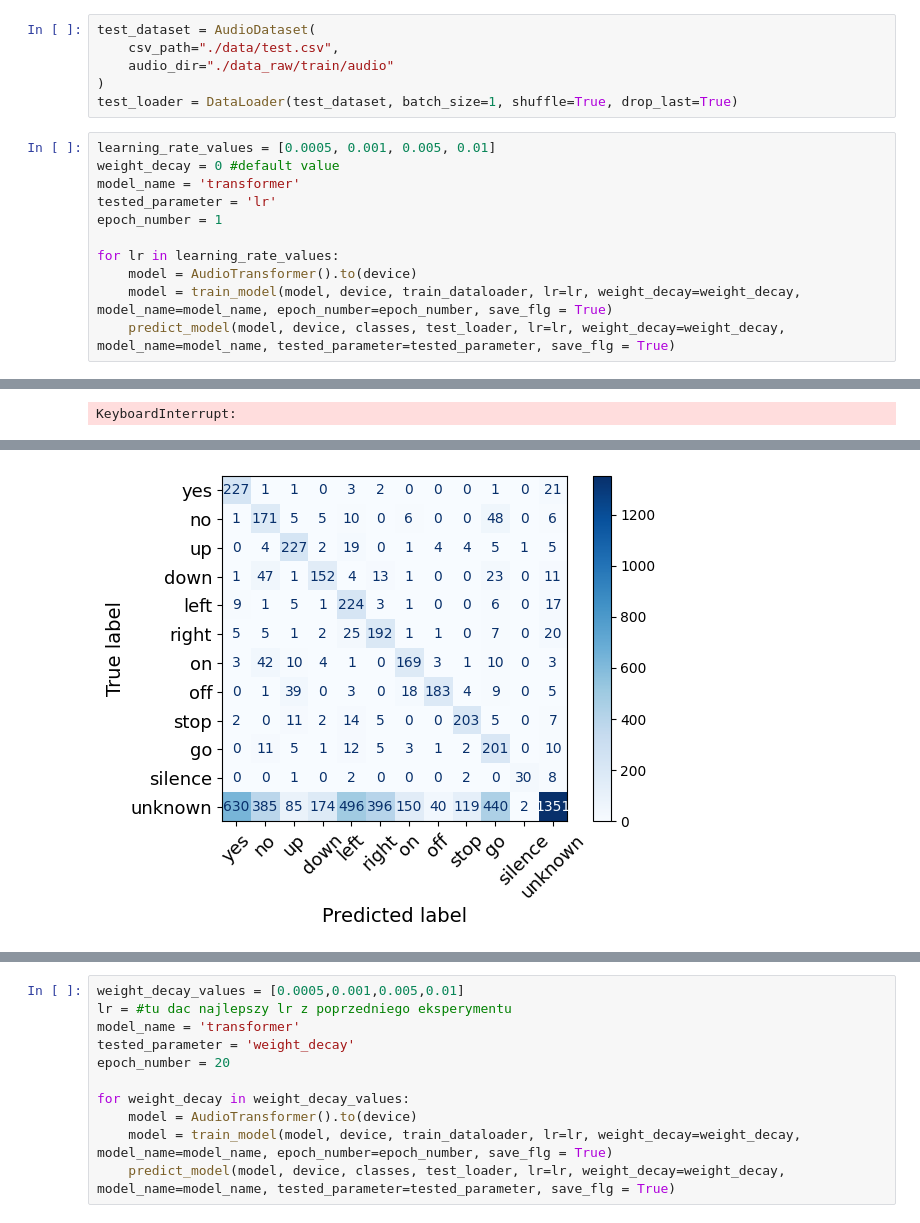
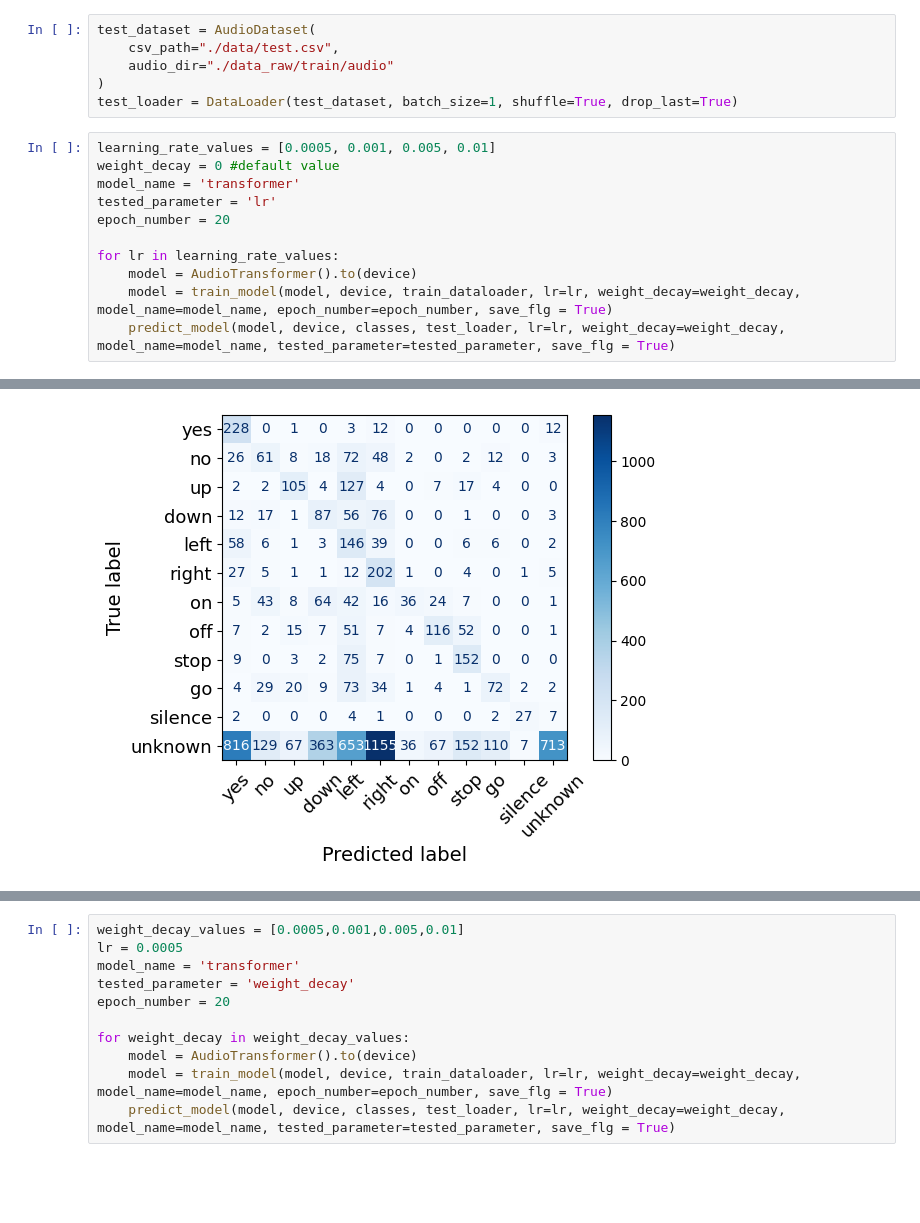
Before and after one commit to mikolaj2268/DeepLearningTransformers, a Jupyter notebook: transformer_basic.ipynb, the cells around one changed output, grey strips where cells are left out. Drawn from its saved outputs; the diff is of its cells as text; blank space fills up the shorter version.

```diff
--- a/transformer_basic.ipynb
+++ b/transformer_basic.ipynb
@@ -56,7 +56,7 @@ learning_rate_values = [0.0005, 0.001, 0.005, 0.01]
 weight_decay = 0 #default value
 model_name = 'transformer'
 tested_parameter = 'lr'
-epoch_number = 1
+epoch_number = 20
 
 for lr in learning_rate_values:
     model = AudioTransformer().to(device)
@@ -83 +82,0 @@ Accuracy of class "unknown": 31.65%
-KeyboardInterrupt:
@@ -85 +84 @@ KeyboardInterrupt:
-[figure, old version]
+[figure, new version]
@@ -86,6 +86,6 @@ KeyboardInterrupt:
 # %%
 weight_decay_values = [0.0005,0.001,0.005,0.01]
-lr = #tu dac najlepszy lr z poprzedniego eksperymentu
+lr = 0.0005
 model_name = 'transformer'
 tested_parameter = 'weight_decay'
 epoch_number = 20
```
Also changed, not shown: parts of 1 cell of this notebook, 10 other files.
